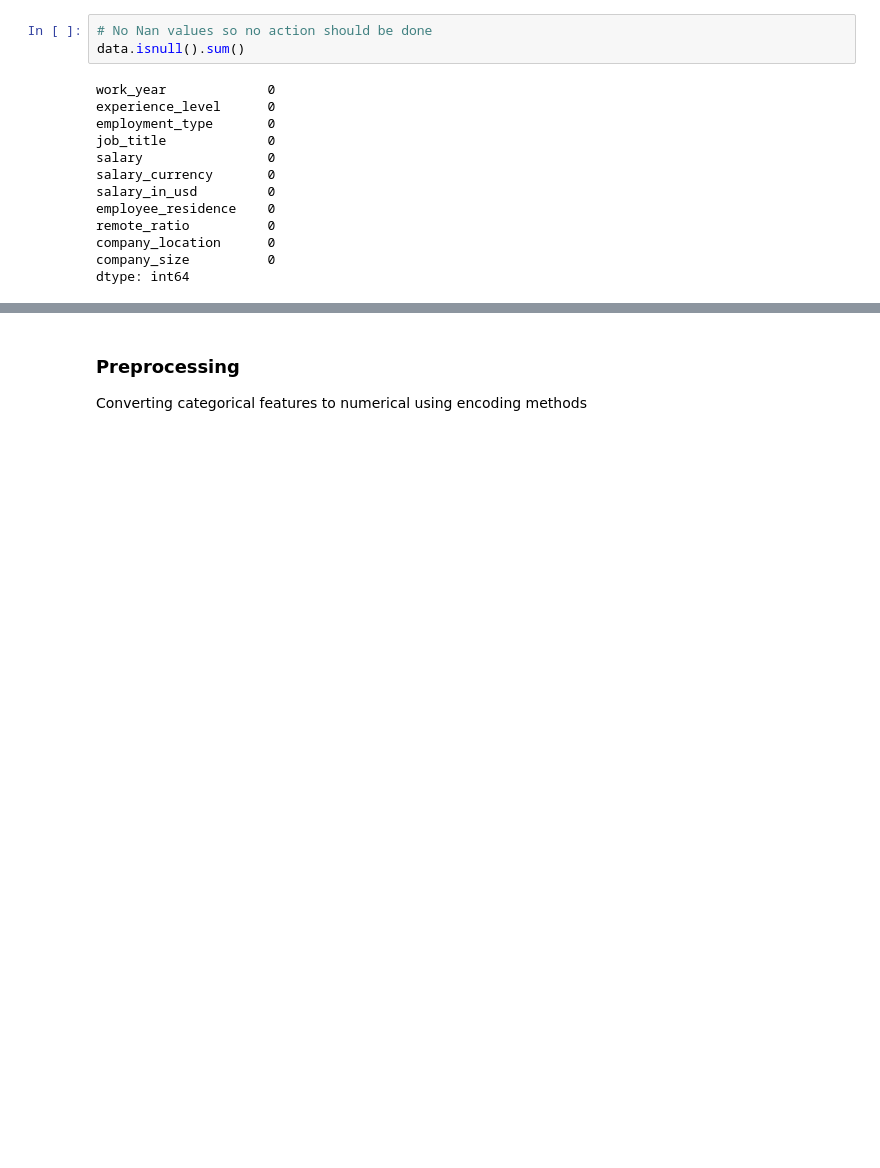
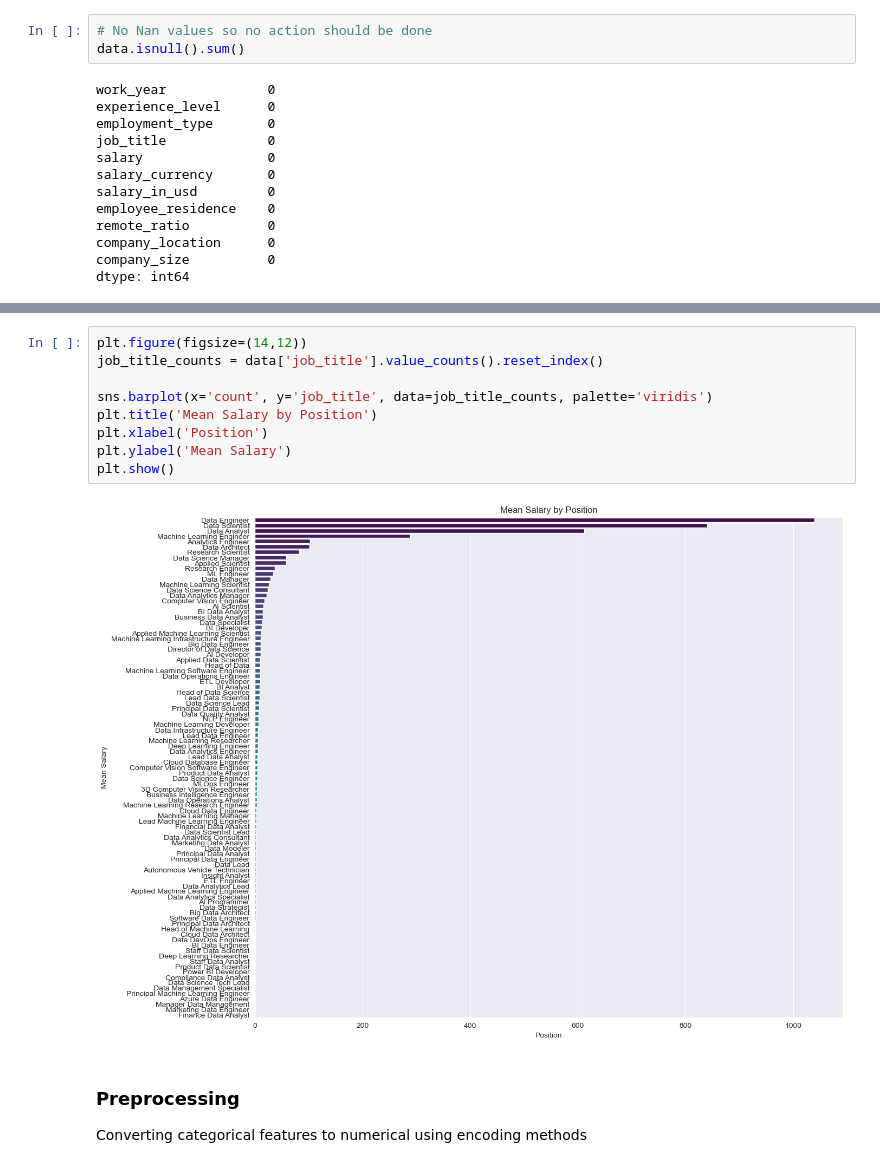
Before and after one commit to itamarKraitman/2024DeepLearningCourseProject, a Jupyter notebook: Main-Notebook.ipynb, the cells around one changed output, grey strips where cells are left out. Drawn from its saved outputs; the diff is of its cells as text; blank space fills up the shorter version.

```diff
--- a/Main-Notebook.ipynb
+++ b/Main-Notebook.ipynb
@@ -56,3 +97,14 @@ dtype: int64
+# %%
+plt.figure(figsize=(14,12))
+job_title_counts = data['job_title'].value_counts().reset_index()
+
+sns.barplot(x='count', y='job_title', data=job_title_counts, palette='viridis')
+plt.title('Mean Salary by Position')
+plt.xlabel('Position')
+plt.ylabel('Mean Salary')
+plt.show()
+# %% [output]
+[figure, added]
 # %% [markdown]
 ### Preprocessing
 Converting categorical features to numerical using encoding methods
```
Also changed, not shown: parts of 4 cells of this notebook.
